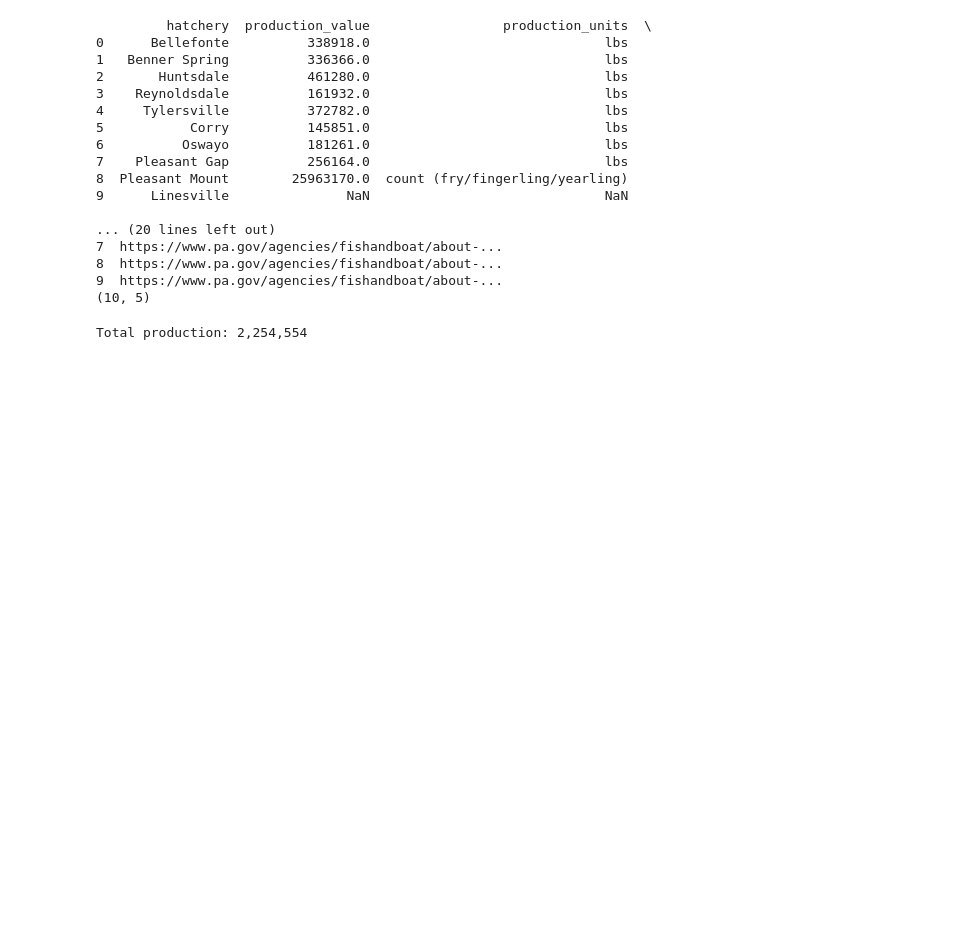
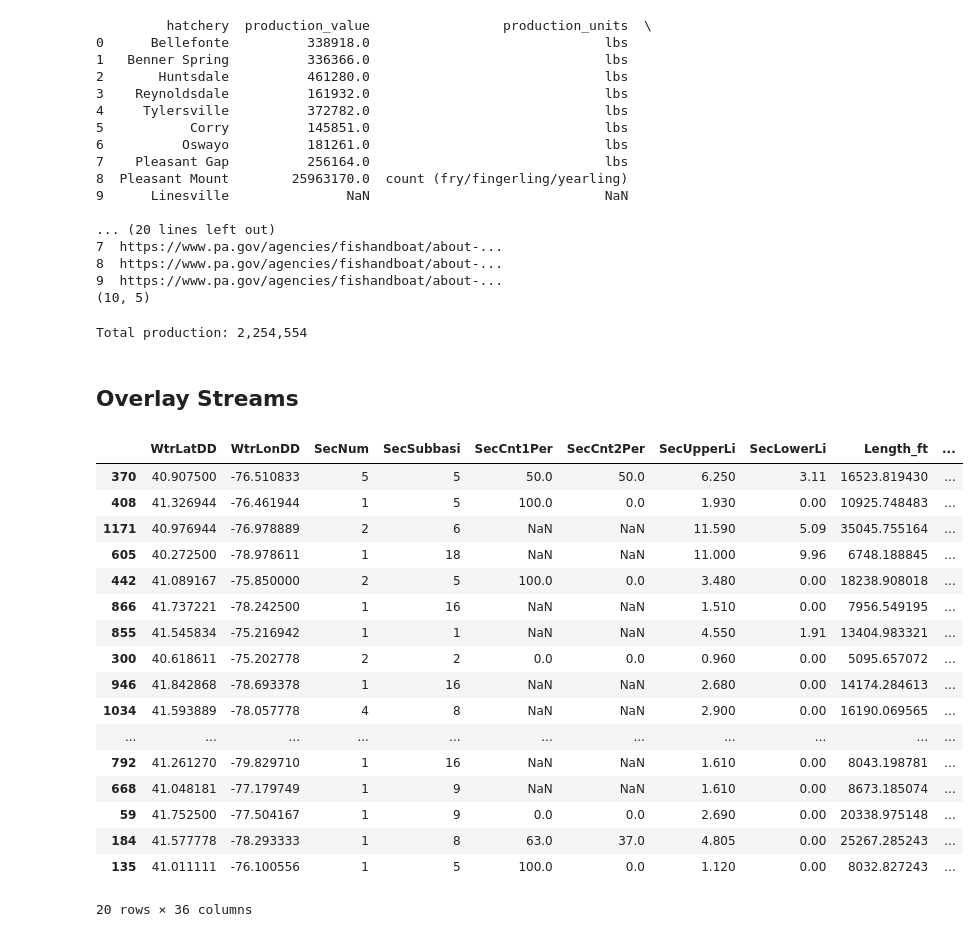
Before and after one commit to LoydGC/Troutimization-Project, a Jupyter notebook: notebooks/01_data_prep.ipynb, the cells around one changed output. Saved outputs shown, nothing was run; the diff lists cells and outputs as text; code cells hidden in the pictures; blank space fills up the shorter version.

```diff
--- a/notebooks/01_data_prep.ipynb
+++ b/notebooks/01_data_prep.ipynb
@@ -220,3 +227,5 @@ total_production_formatted = "{:,.0f}".format(total_production)
 print(f"Total production: {total_production_formatted}")
 # %% [output]
 Total production: 2,254,554
+# %% [markdown]
+## Overlay Streams
@@ -222,0 +238,21 @@ Total production: 2,254,554
+# %%
+class_a.sample(20)
+# %% [output]
+|  | WtrLatDD | WtrLonDD | SecNum | SecSubbasi | SecCnt1Per | SecCnt2Per | SecUpperLi | SecLowerLi | Length_ft | ... |
+| 370 | 40.907500 | -76.510833 | 5 | 5 | 50.0 | 50.0 | 6.250 | 3.11 | 16523.819430 | ... |
+| 408 | 41.326944 | -76.461944 | 1 | 5 | 100.0 | 0.0 | 1.930 | 0.00 | 10925.748483 | ... |
+| 1171 | 40.976944 | -76.978889 | 2 | 6 | NaN | NaN | 11.590 | 5.09 | 35045.755164 | ... |
+| 605 | 40.272500 | -78.978611 | 1 | 18 | NaN | NaN | 11.000 | 9.96 | 6748.188845 | ... |
+| 442 | 41.089167 | -75.850000 | 2 | 5 | 100.0 | 0.0 | 3.480 | 0.00 | 18238.908018 | ... |
+| 866 | 41.737221 | -78.242500 | 1 | 16 | NaN | NaN | 1.510 | 0.00 | 7956.549195 | ... |
+| 855 | 41.545834 | -75.216942 | 1 | 1 | NaN | NaN | 4.550 | 1.91 | 13404.983321 | ... |
+| 300 | 40.618611 | -75.202778 | 2 | 2 | 0.0 | 0.0 | 0.960 | 0.00 | 5095.657072 | ... |
+| 946 | 41.842868 | -78.693378 | 1 | 16 | NaN | NaN | 2.680 | 0.00 | 14174.284613 | ... |
+| 1034 | 41.593889 | -78.057778 | 4 | 8 | NaN | NaN | 2.900 | 0.00 | 16190.069565 | ... |
+| ... | ... | ... | ... | ... | ... | ... | ... | ... | ... | ... |
+| 792 | 41.261270 | -79.829710 | 1 | 16 | NaN | NaN | 1.610 | 0.00 | 8043.198781 | ... |
+| 668 | 41.048181 | -77.179749 | 1 | 9 | NaN | NaN | 1.610 | 0.00 | 8673.185074 | ... |
+| 59 | 41.752500 | -77.504167 | 1 | 9 | 0.0 | 0.0 | 2.690 | 0.00 | 20338.975148 | ... |
+| 184 | 41.577778 | -78.293333 | 1 | 8 | 63.0 | 37.0 | 4.805 | 0.00 | 25267.285243 | ... |
+| 135 | 41.011111 | -76.100556 | 1 | 5 | 100.0 | 0.0 | 1.120 | 0.00 | 8032.827243 | ... |
+20 rows × 36 columns
```
Also changed, not shown: parts of 7 cells of this notebook, 5 other files.
